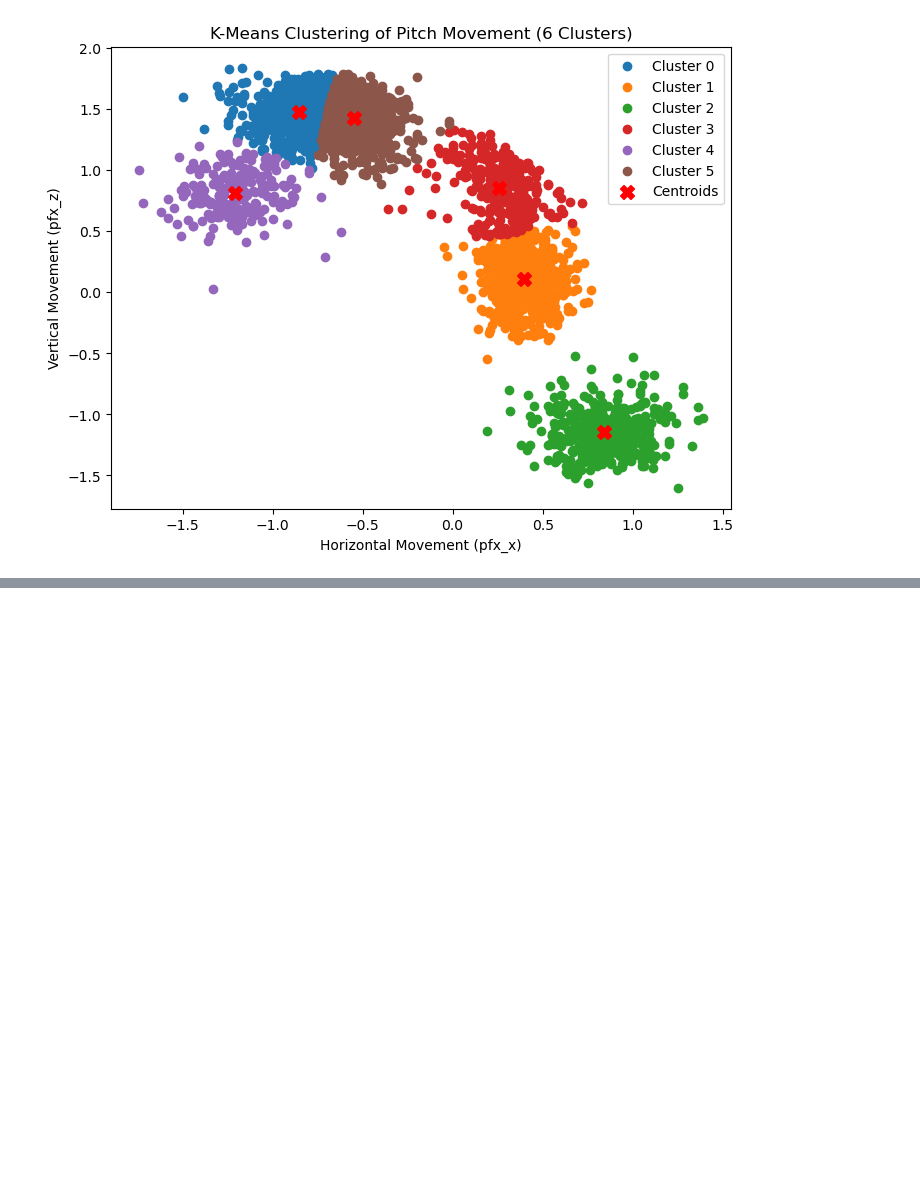
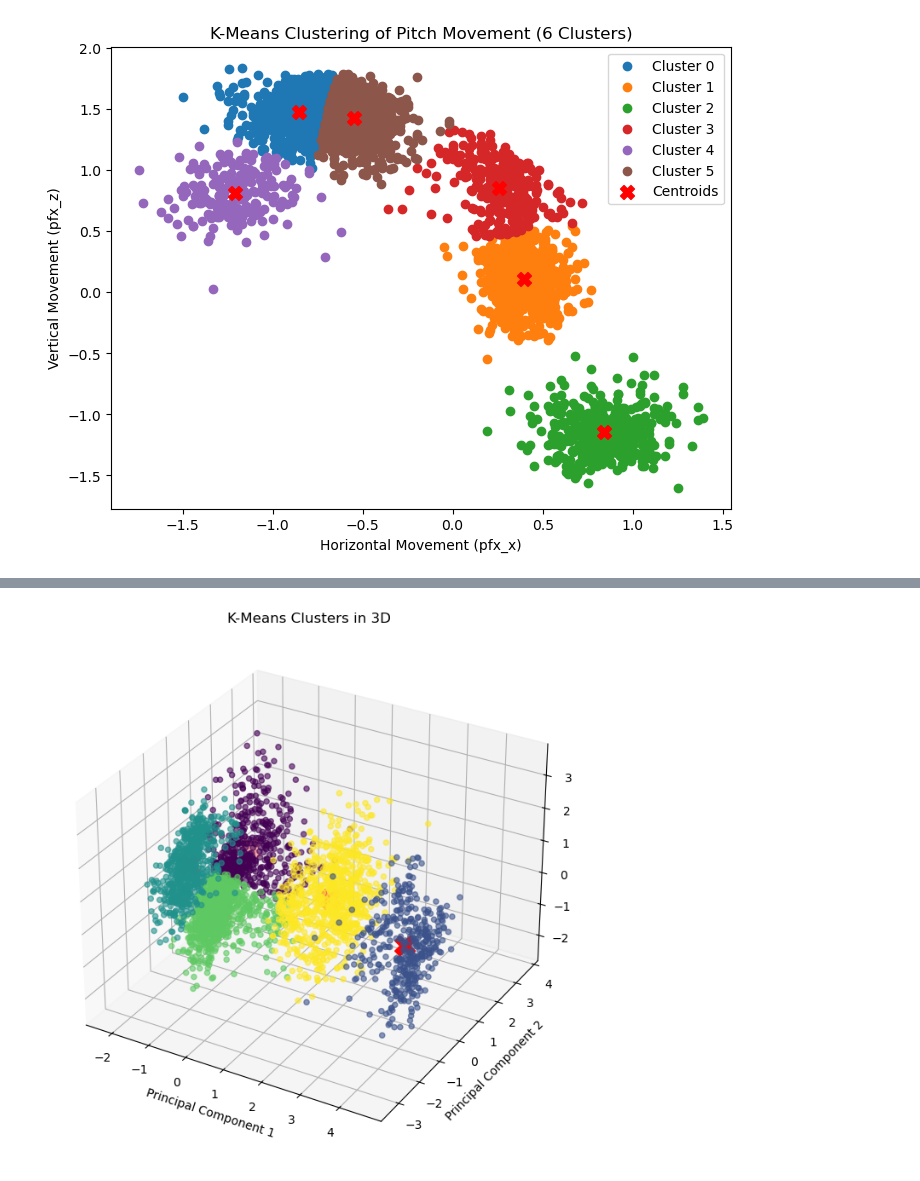
Before and after one commit to christopherhsuu/DSML1, a Jupyter notebook: coledata.ipynb, the cells around one changed output, grey strips where cells are left out. Cells and saved outputs as stored; diff of their text form; code cells hidden in the pictures; blank space fills up the shorter version.

```diff
--- a/coledata.ipynb
+++ b/coledata.ipynb
@@ -194,0 +231,24 @@ pfx_z -0.707107 -0.707107
+# %%
+# Apply PCA with 3 components
+pca = PCA(n_components=3)
+X_pca = pca.fit_transform(X_scaled)
+
+# Apply K-Means with the same centroids approach
+kmeans = KMeans(n_clusters=n_clusters, init='k-means++', n_init=50, random_state=20)
+kmeans.fit(X_pca)
+y_kmeans = kmeans.labels_
+
+# Plotting in 3D
+from mpl_toolkits.mplot3d import Axes3D
+
+fig = plt.figure(figsize=(10, 8))
+ax = fig.add_subplot(111, projection='3d')
+ax.scatter(X_pca[:, 0], X_pca[:, 1], X_pca[:, 2], c=y_kmeans, cmap='viridis', alpha=0.6)
+ax.scatter(kmeans.cluster_centers_[:, 0], kmeans.cluster_centers_[:, 1], kmeans.cluster_centers_[:, 2], s=300, c='red', marker='X')
+ax.set_title('K-Means Clusters in 3D')
+ax.set_xlabel('Principal Component 1')
+ax.set_ylabel('Principal Component 2')
+ax.set_zlabel('Principal Component 3')
+plt.show()
+# %% [output]
+[figure, added]
```
Also changed, not shown: parts of 7 cells of this notebook.
